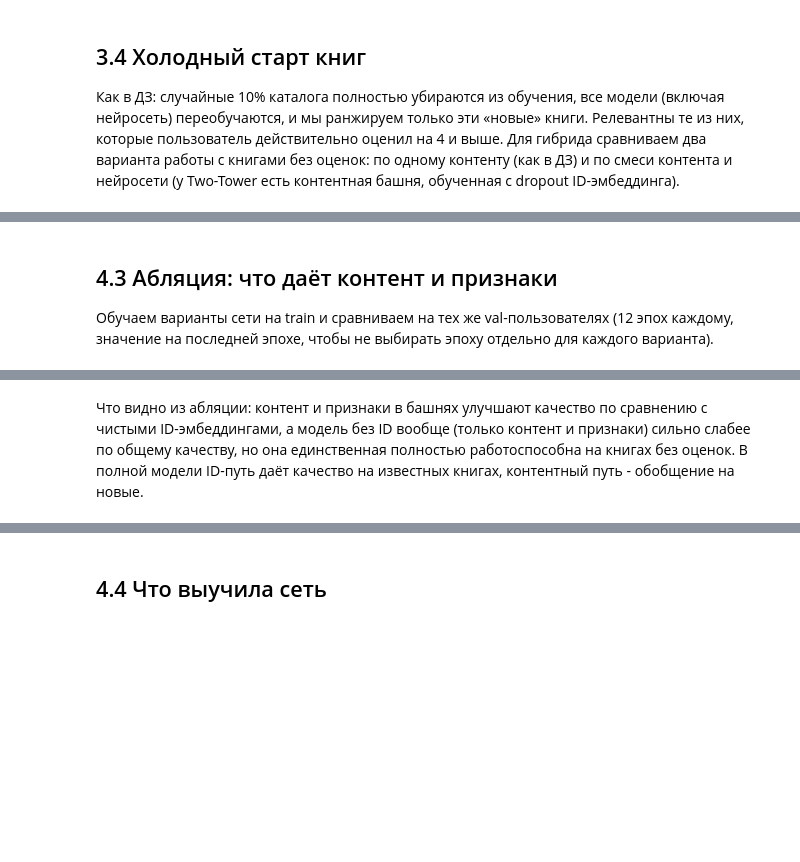
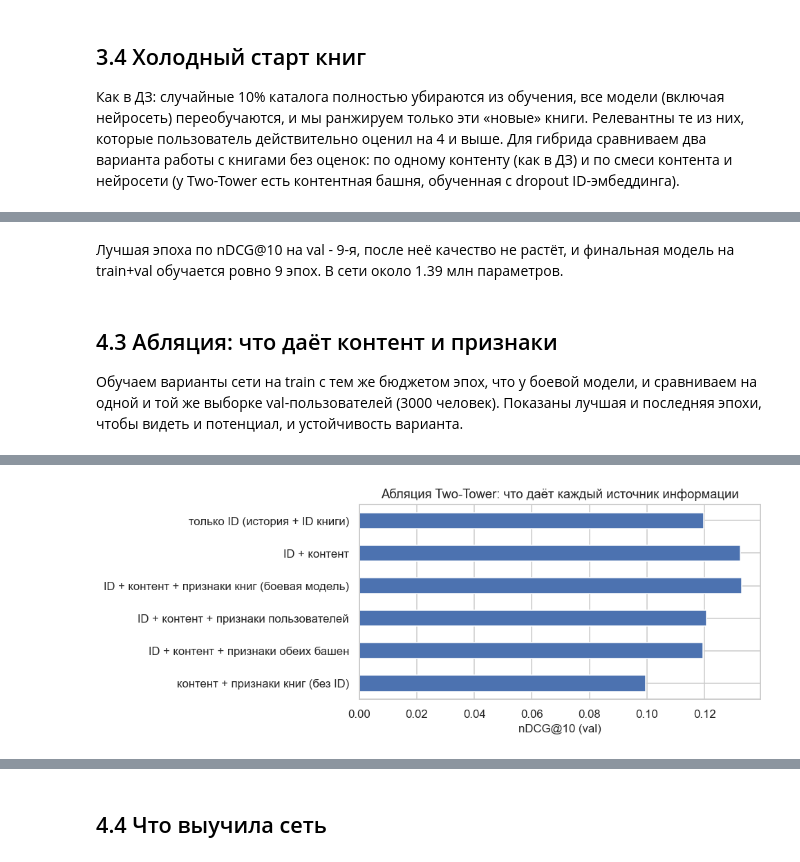
Before and after one commit to DanilaNik/mephi-rec-systems-session-project, a Jupyter notebook: goodbooks_recommender_session.ipynb, the cells around one changed output, grey strips where cells are left out. Cells and saved outputs as stored; diff of their text form; code cells hidden in the pictures; blank space fills up the shorter version.

```diff
--- a/goodbooks_recommender_session.ipynb
+++ b/goodbooks_recommender_session.ipynb
@@ -305,5 +2308,8 @@ print("Выбрано:", {SEGMENT_TITLES[s]: v for s, v in pipe.pop_share.items(
 # %%
-pipe.fit_final()
-pipe.evaluate()
+if getattr(pipe, "results", None) is None:
+    pipe.fit_final()
+    pipe.evaluate()
+else:
+    print("финальные модели и метрики на test уже посчитаны")
 results = pipe.results
 print("Пользователей в оценке:", int(next(iter(results.values())).summary["n_users"]))
@@ -428,0 +2559,18 @@ display(pd.Series({"средний размер пула (книг)": pool.sum(1
+# %%
+hyb = pipe.hybrids["nn_seg" if pipe.cfg.use_neural else "feat_seg"]
+z = hyb.components_z(us)
+s = np.array(hyb.blend_z(z, us), dtype=np.float32)
+s[seen.toarray() > 0] = -np.inf
+top = top_k(s, 10)
+rows = {}
+for sg in range(3):
+    r = np.flatnonzero(hyb.segments[us] == sg)
+    if not len(r):
+        continue
+    w = hyb.weights[sg]; tot = sum(v for v in w.values() if v > 0)
+    contrib = {k: (np.take_along_axis(z[k][r], top[r], 1) * hyb.conf[top[r]] * v / tot).mean()
+               for k, v in w.items() if v > 0 and k in z}
+    c = pd.Series(contrib)
+    rows[SEGMENT_TITLES[sg]] = c / c.sum()
+contrib_tbl = pd.DataFrame(rows).T.fillna(0.0)
+display(contrib_tbl.rename(columns=MODEL_TITLES).style.format("{:.0%}").background_gradient(axis=1, cmap="Blues"))
@@ -498,23 +2673,34 @@ print("Параметров в модели:", sum(p.numel() for p in pipe.model
+# %% [markdown]
+Лучшая эпоха по nDCG@10 на val - 9-я, после неё качество не растёт, и финальная модель на train+val обучается ровно 9 эпох. В сети около 1.39 млн параметров.
 # %% [markdown]
 ## 4.3 Абляция: что даёт контент и признаки
 
-Обучаем варианты сети на train и сравниваем на тех же val-пользователях (12 эпох каждому, значение на последней эпохе, чтобы не выбирать эпоху отдельно для каждого варианта).
+Обучаем варианты сети на train с тем же бюджетом эпох, что у боевой модели, и сравниваем на одной и той же выборке val-пользователей (3000 человек). Показаны лучшая и последняя эпохи, чтобы видеть и потенциал, и устойчивость варианта.
 # %%
 rel_val = np.unique(sp.val_df.loc[sp.val_df["rating"] >= LIKE_THRESHOLD, "u"])
 ev_abl = FastEvaluator(sp.R_train, sp.val_df, np.sort(np.random.default_rng(1).choice(rel_val, min(3000, len(rel_val)), replace=False)))
-E = 3 if FAST else 12
+E = 3 if FAST else pipe.cfg.neural.epochs          # тот же бюджет эпох, что у боевой модели
 base = dataclasses.replace(pipe.cfg.neural, epochs=E)
 variants = {
     "только ID (история + ID книги)": dataclasses.replace(base, use_content=False, use_features=False),
     "ID + контент": dataclasses.replace(base, use_features=False),
-    "контент + признаки (без ID)": dataclasses.replace(base, use_id=False),
-    "ID + контент + признаки (полная)": base,
+    "ID + контент + признаки книг (боевая модель)": base,
+    "ID + контент + признаки пользователей": dataclasses.replace(base, feat_user=True, feat_item=False),
+    "ID + контент + признаки обеих башен": dataclasses.replace(base, feat_user=True, feat_item=True),
+    "контент + признаки книг (без ID)": dataclasses.replace(base, use_id=False),
 }
 rows = {}
 for name, vcfg in variants.items():
     t0 = time.time()
     m = TwoTowerRecommender(vcfg).fit(sp.R_train, pipe.store_train, evaluator=ev_abl)
-    rows[name] = {"nDCG@10 (val, последняя эпоха)": m.history_[-1]["val_nDCG@10"],
-                  "nDCG@10 (val, лучшая эпоха)": max(r["val_nDCG@10"] for r in m.history_), "время, с": time.time() - t0}
+    curve = [r["val_nDCG@10"] for r in m.history_]
+    rows[name] = {"nDCG@10 (val, лучшая эпоха)": max(curve), "эпоха": int(np.argmax(curve)) + 1,
+                  "nDCG@10 (val, последняя эпоха)": curve[-1], "время, с": time.time() - t0}
 abl = pd.DataFrame(rows).T
+abl["эпоха"] = abl["эпоха"].astype(int)
 display(abl)
+fig, ax = plt.subplots(figsize=(9, 3.6))
+abl["nDCG@10 (val, лучшая эпоха)"].iloc[::-1].plot.barh(ax=ax, color="C0")
+ax.set(xlabel="nDCG@10 (val)", title="Абляция Two-Tower: что даёт каждый источник информации")
+plt.tight_layout(); plt.show()
+# %% [output]
@@ -521,2 +2714 @@ display(abl)
+[figure, added]
-# %% [markdown]
-Что видно из абляции: контент и признаки в башнях улучшают качество по сравнению с чистыми ID-эмбеддингами, а модель без ID вообще (только контент и признаки) сильно слабее по общему качеству, но она единственная полностью работоспособна на книгах без оценок. В полной модели ID-путь даёт качество на известных книгах, контентный путь - обобщение на новые.
```
Also changed, not shown: parts of 101 cells of this notebook, 13 other files.
